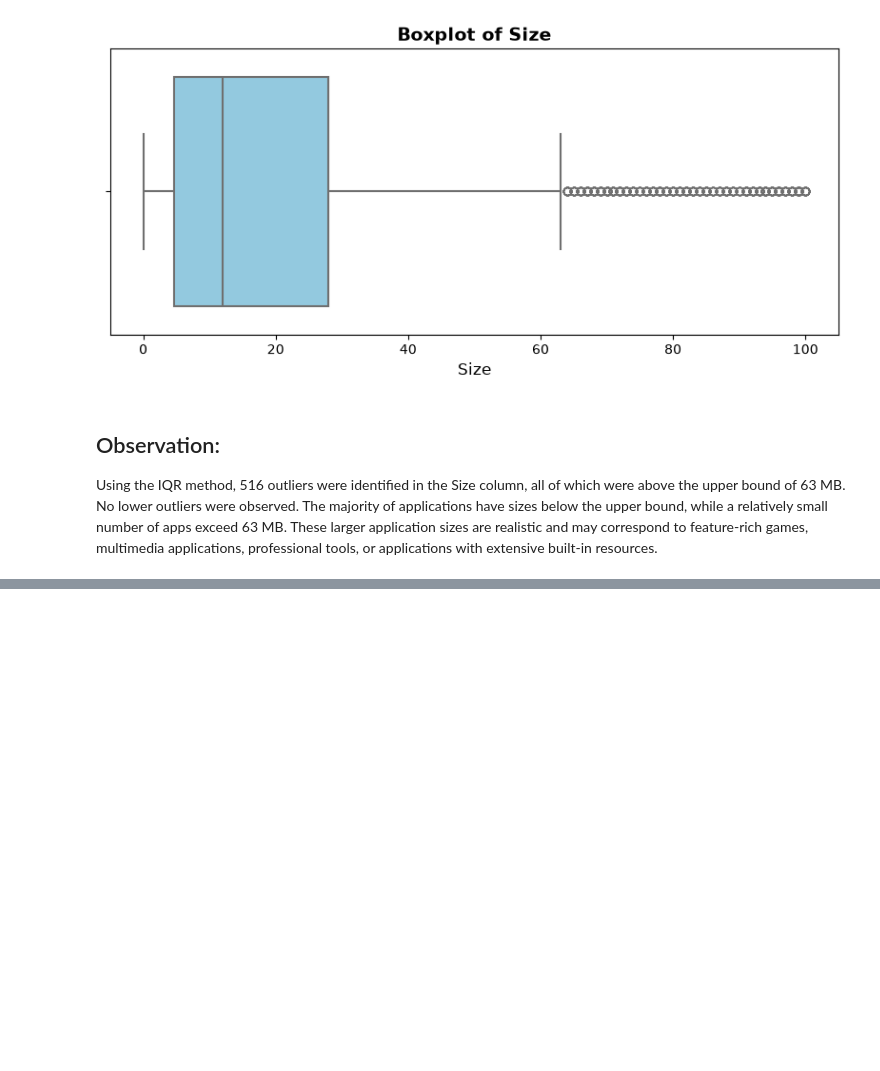
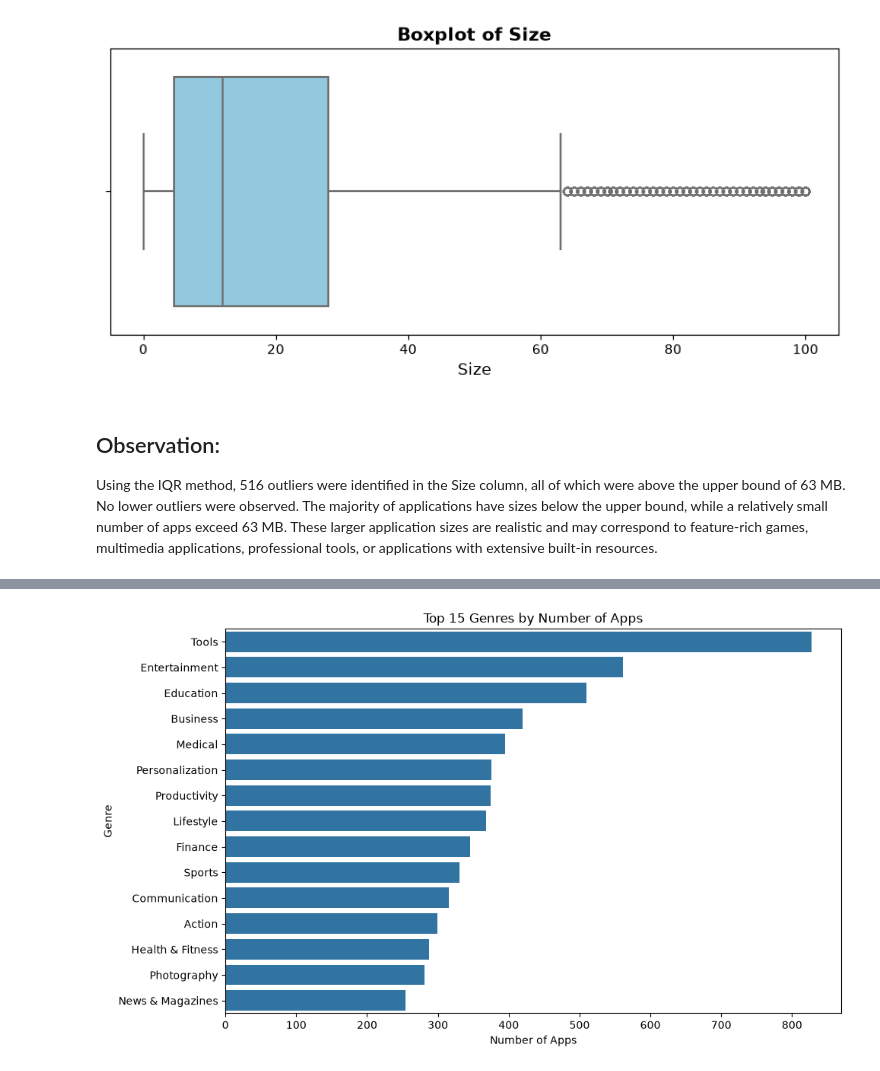
Before and after one commit to Shuvam-2000/Google-Play-Store-App-User-Review-Analysis, a Jupyter notebook: notebooks/Google_PlayStore_App.ipynb, the cells around one changed output, grey strips where cells are left out. Saved outputs shown, nothing was run; the diff lists cells and outputs as text; code cells hidden in the pictures; blank space fills up the shorter version.

```diff
--- a/notebooks/Google_PlayStore_App.ipynb
+++ b/notebooks/Google_PlayStore_App.ipynb
@@ -848,0 +969,18 @@ Using the IQR method, 516 outliers were identified in the Size column, all of wh
+# %%
+# Top Genres distribution(top 15 common genres are plotted)
+plt.figure(figsize=(10, 6))
+
+sns.countplot(
+    data=data,
+    y='Genres',
+    order=data['Genres'].value_counts().head(15).index
+)
+
+plt.title('Top 15 Genres by Number of Apps')
+plt.xlabel('Number of Apps')
+plt.ylabel('Genre')
+
+plt.tight_layout()
+plt.show()
+# %% [output]
+[figure, added]
```
Also changed, not shown: parts of 35 cells of this notebook.
